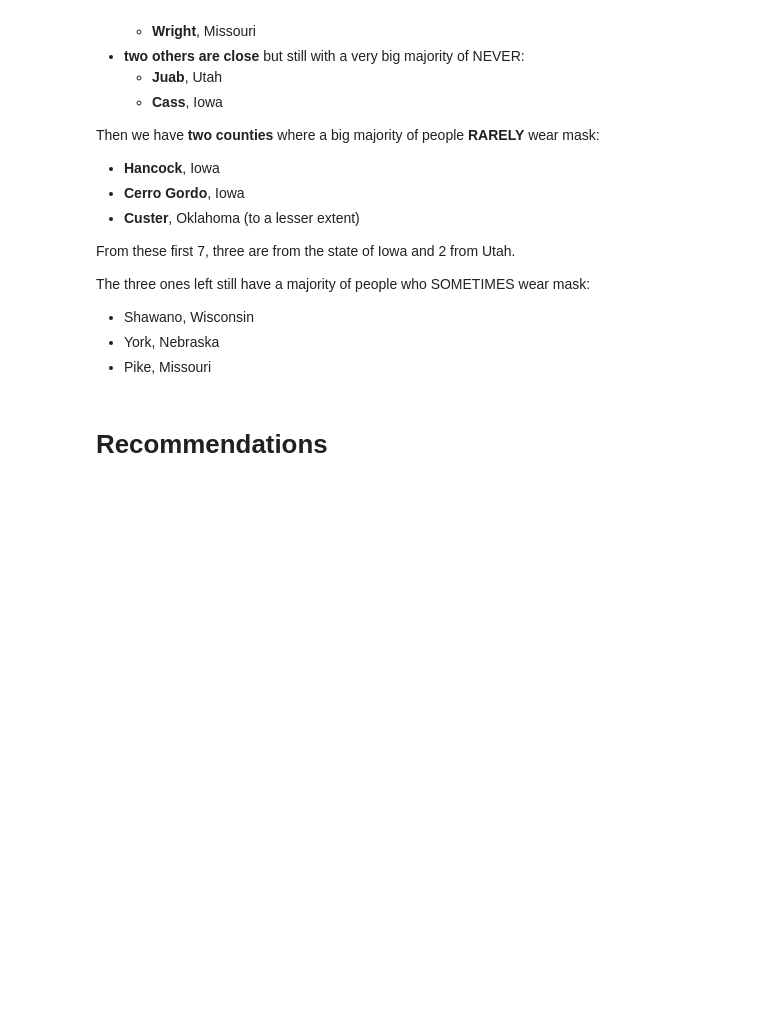
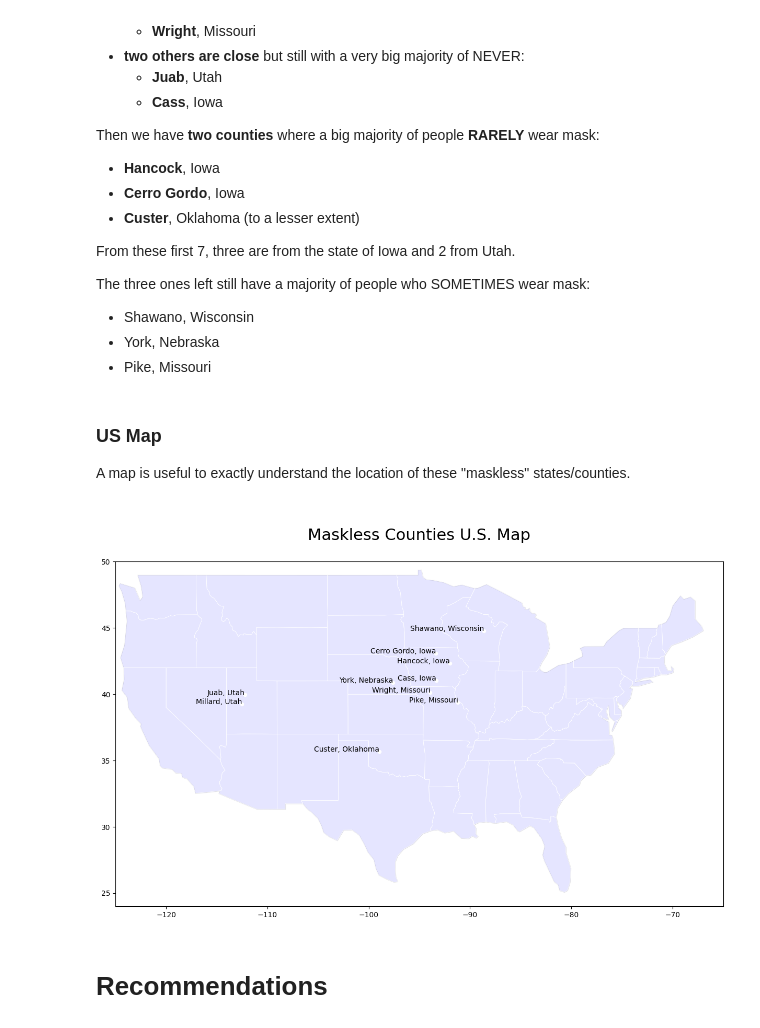
Before and after one commit to jendives2000/jupyterlab-datascience, a Jupyter notebook: EDA Mask Usage during Covid/B_EDA.ipynb, the cells around one changed output. Drawn from its saved outputs; the diff is of its cells as text; code cells hidden in the pictures; blank space fills up the shorter version.

```diff
--- a/EDA Mask Usage during Covid/B_EDA.ipynb
+++ b/EDA Mask Usage during Covid/B_EDA.ipynb
@@ -621,6 +629,62 @@ The three ones left still have a majority of people who SOMETIMES wear mask:
 - Shawano, Wisconsin
 - York, Nebraska
 - Pike, Missouri
+# %% [markdown]
+### US Map
+
+A map is useful to exactly understand the location of these "maskless" states/counties.
+# %%
+import geopandas as gpd
+from shapely.geometry import Point, box
+
+# Define the data for selected counties
+data = {
+    "County": ["Millard", "Wright", "Cass", "Juab", "Pike", "Hancock", "Cerro Gordo", "Shawano", "York", "Custer"],
+    "State": ["Utah", "Missouri", "Iowa", "Utah", "Missouri", "Iowa", "Iowa", "Wisconsin", "Nebraska", "Oklahoma"],
+    "Latitude": [39.245, 40.130, 41.018, 39.951, 39.371, 42.343, 43.080, 44.786, 40.865, 35.671],
+    "Longitude": [-112.526, -93.920, -93.320, -112.225, -91.182, -91.984, -93.370, -88.606, -97.592, -98.964]
+}
+
+# Convert data into a GeoDataFrame with point geometries
+df = gpd.GeoDataFrame(data, geometry=[Point(xy) for xy in zip(data["Longitude"], data["Latitude"])], crs="EPSG:4326")
+
+# Load the U.S. map shapefile (ensure it’s the .shp file)
+us_map = gpd.read_file(r"F:\DATA Scientist\VSCODE_DataScience_JyTRAN\Metasnake_Pandas_Practice_Nov2024\src\mask_use_nyt\ne_110m_admin_0_countries.shp")
+
+# Correctly filter for 'United States of America'
+us_map = us_map[us_map["ADMIN"] == "United States of America"]
+
+# Define bounding box for the contiguous U.S. (approximate values)
+contiguous_us_bbox = box(-125, 24, -65, 50)
+
+# Clip the U.S. geometry to only include the contiguous area
+contiguous_us = us_map.clip(contiguous_us_bbox)
+
+# Load U.S. states shapefile
+states_map = gpd.read_file(r"F:\DATA Scientist\VSCODE_DataScience_JyTRAN\Metasnake_Pandas_Practice_Nov2024\src\mask_use_nyt\ne_110m_admin_1_states_provinces.shp")  # Replace with your actual path to the states shapefile
+states_map = states_map.to_crs(df.crs)  # Ensure it matches the CRS
+
+# Plot the contiguous U.S. map with selected counties
+fig, ax = plt.subplots(1, 1, figsize=(15, 20))
+contiguous_us.plot(ax=ax, color="blue", edgecolor="black", alpha=0.1)
+states_map.plot(ax=ax, color="none", edgecolor="white", linewidth=0.5)  # Add state borders
+df.plot(ax=ax, color="white", markersize=20)
+
+# Set axis limits to zoom in on the contiguous U.S.
+ax.set_xlim(-125, -65)
+ax.set_ylim(24, 50)
+
+# Annotate each point with county and state
+for x, y, label in zip(df.geometry.x, df.geometry.y, df["County"] + ", " + df["State"]):
+    ax.text(x, y, label, fontsize=10, ha="right", color="black")
+
+# Save the figure as a JPG
+plt.title("\nMaskless Counties U.S. Map\n", fontsize=22)
+plt.savefig(r"F:\DATA Scientist\VSCODE_DataScience_JyTRAN\Metasnake_Pandas_Practice_Nov2024\src\mask_use_nyt\contiguous_us_county_map.jpg", format="jpg", dpi=300)
+
+plt.show()
+# %% [output]
+[figure, added]
 # %% [markdown]
 # Recommendations
 # %% [markdown]
```
Also changed, not shown: parts of 2 cells of this notebook.
